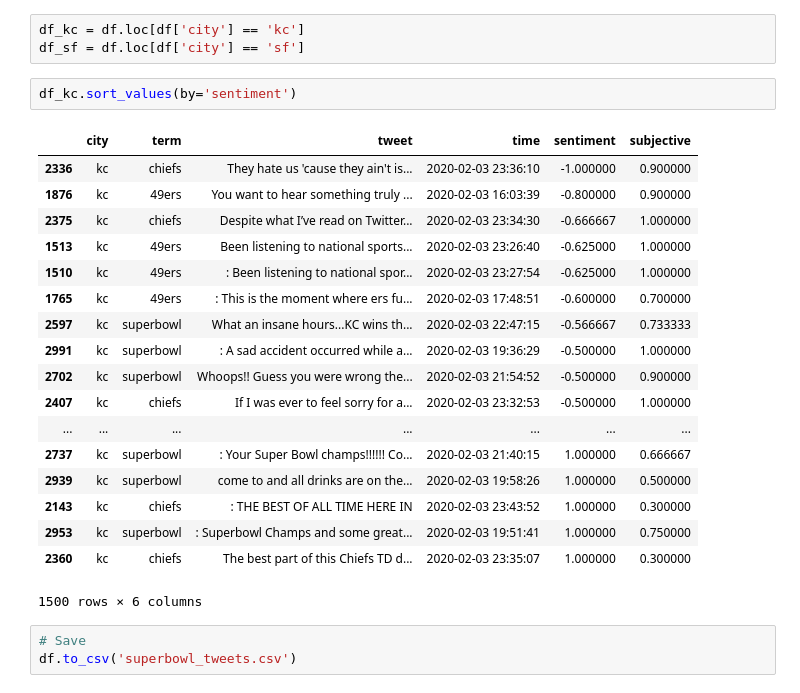
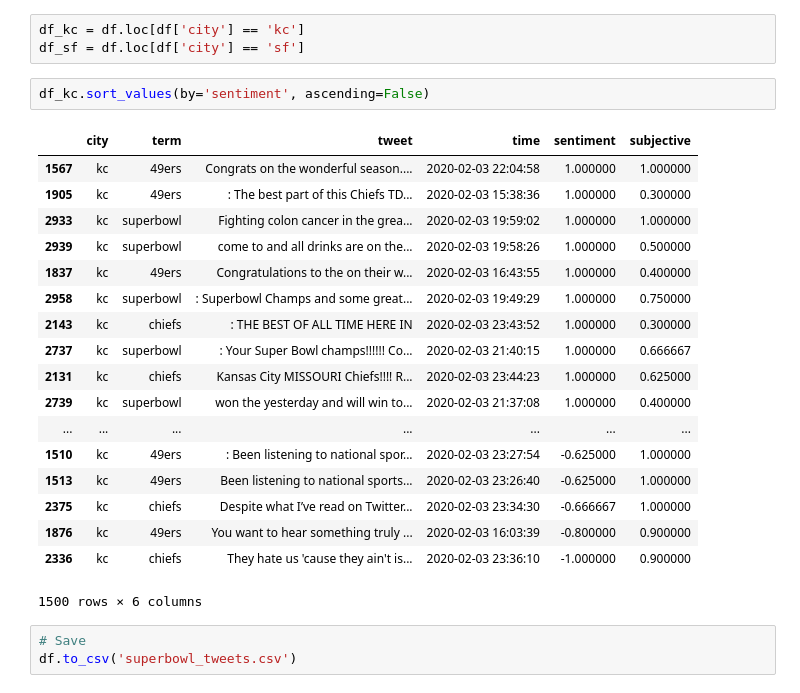
Before and after one commit to zionsteiner/CS5830_Project3, a Jupyter notebook: project3_zion.ipynb, the cells around one changed output. Cells and saved outputs as stored; diff of their text form.

```diff
--- a/project3_zion.ipynb
+++ b/project3_zion.ipynb
@@ -81,25 +81,25 @@ Why does Kansas City have a lower sentiment for the Chiefs than the 49ers? The C
 df_kc = df.loc[df['city'] == 'kc']
 df_sf = df.loc[df['city'] == 'sf']
 # %%
-df_kc.sort_values(by='sentiment')
+df_kc.sort_values(by='sentiment', ascending=False)
 # %% [output]
 |  | city | term | tweet | time | sentiment | subjective |
+| 1567 | kc | 49ers | Congrats on the wonderful season.... | 2020-02-03 22:04:58 | 1.000000 | 1.000000 |
+| 1905 | kc | 49ers | : The best part of this Chiefs TD... | 2020-02-03 15:38:36 | 1.000000 | 0.300000 |
+| 2933 | kc | superbowl | Fighting colon cancer in the grea... | 2020-02-03 19:59:02 | 1.000000 | 1.000000 |
+| 2939 | kc | superbowl | come to and all drinks are on the... | 2020-02-03 19:58:26 | 1.000000 | 0.500000 |
+| 1837 | kc | 49ers | Congratulations to the on their w... | 2020-02-03 16:43:55 | 1.000000 | 0.400000 |
+| 2958 | kc | superbowl | : Superbowl Champs and some great... | 2020-02-03 19:49:29 | 1.000000 | 0.750000 |
+| 2143 | kc | chiefs | : THE BEST OF ALL TIME HERE IN | 2020-02-03 23:43:52 | 1.000000 | 0.300000 |
+| 2737 | kc | superbowl | : Your Super Bowl champs!!!!!! Co... | 2020-02-03 21:40:15 | 1.000000 | 0.666667 |
+| 2131 | kc | chiefs | Kansas City MISSOURI Chiefs!!!! R... | 2020-02-03 23:44:23 | 1.000000 | 0.625000 |
+| 2739 | kc | superbowl | won the yesterday and will win to... | 2020-02-03 21:37:08 | 1.000000 | 0.400000 |
+| ... | ... | ... | ... | ... | ... | ... |
+| 1510 | kc | 49ers | : Been listening to national spor... | 2020-02-03 23:27:54 | -0.625000 | 1.000000 |
+| 1513 | kc | 49ers | Been listening to national sports... | 2020-02-03 23:26:40 | -0.625000 | 1.000000 |
+| 2375 | kc | chiefs | Despite what I’ve read on Twitter... | 2020-02-03 23:34:30 | -0.666667 | 1.000000 |
+| 1876 | kc | 49ers | You want to hear something truly ... | 2020-02-03 16:03:39 | -0.800000 | 0.900000 |
 | 2336 | kc | chiefs | They hate us 'cause they ain't is... | 2020-02-03 23:36:10 | -1.000000 | 0.900000 |
-| 1876 | kc | 49ers | You want to hear something truly ... | 2020-02-03 16:03:39 | -0.800000 | 0.900000 |
-| 2375 | kc | chiefs | Despite what I’ve read on Twitter... | 2020-02-03 23:34:30 | -0.666667 | 1.000000 |
-| 1513 | kc | 49ers | Been listening to national sports... | 2020-02-03 23:26:40 | -0.625000 | 1.000000 |
-| 1510 | kc | 49ers | : Been listening to national spor... | 2020-02-03 23:27:54 | -0.625000 | 1.000000 |
-| 1765 | kc | 49ers | : This is the moment where ers fu... | 2020-02-03 17:48:51 | -0.600000 | 0.700000 |
-| 2597 | kc | superbowl | What an insane hours...KC wins th... | 2020-02-03 22:47:15 | -0.566667 | 0.733333 |
-| 2991 | kc | superbowl | : A sad accident occurred while a... | 2020-02-03 19:36:29 | -0.500000 | 1.000000 |
-| 2702 | kc | superbowl | Whoops!! Guess you were wrong the... | 2020-02-03 21:54:52 | -0.500000 | 0.900000 |
-| 2407 | kc | chiefs | If I was ever to feel sorry for a... | 2020-02-03 23:32:53 | -0.500000 | 1.000000 |
-| ... | ... | ... | ... | ... | ... | ... |
-| 2737 | kc | superbowl | : Your Super Bowl champs!!!!!! Co... | 2020-02-03 21:40:15 | 1.000000 | 0.666667 |
-| 2939 | kc | superbowl | come to and all drinks are on the... | 2020-02-03 19:58:26 | 1.000000 | 0.500000 |
-| 2143 | kc | chiefs | : THE BEST OF ALL TIME HERE IN | 2020-02-03 23:43:52 | 1.000000 | 0.300000 |
-| 2953 | kc | superbowl | : Superbowl Champs and some great... | 2020-02-03 19:51:41 | 1.000000 | 0.750000 |
-| 2360 | kc | chiefs | The best part of this Chiefs TD d... | 2020-02-03 23:35:07 | 1.000000 | 0.300000 |
 1500 rows × 6 columns
 # %%
 # Save
```
